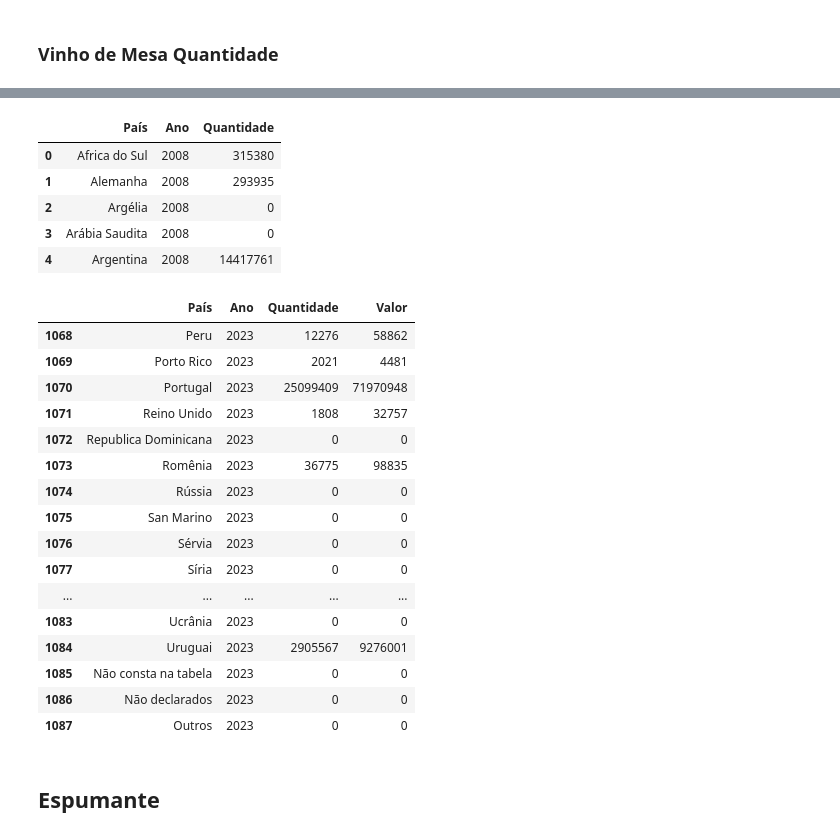
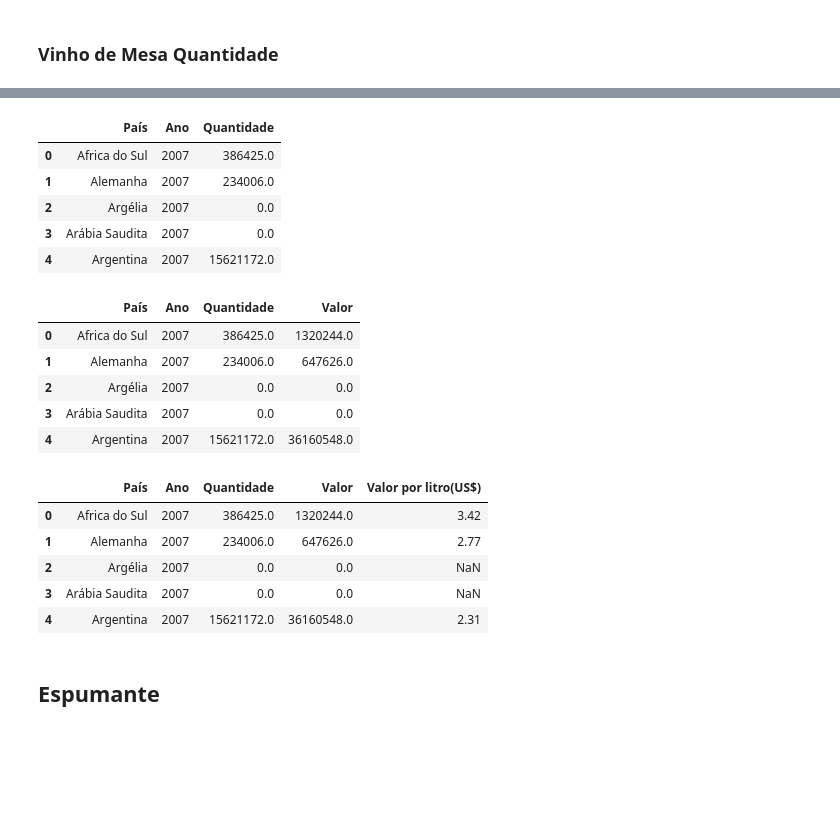
Before and after one commit to ArthurNSiqueira/tech_challenge, a Jupyter notebook: Tech_Challenge.ipynb, the cells around one changed output, grey strips where cells are left out. Drawn from its saved outputs; the diff is of its cells as text; code cells hidden in the pictures; blank space fills up the shorter version.

```diff
--- a/Tech_Challenge.ipynb
+++ b/Tech_Challenge.ipynb
@@ -6,7 +5,7 @@ import numpy as np
 # %% [markdown]
 ## Vinhos de Mesa
 # %%
-vinhos_de_mesa = pd.read_csv('/content/ImpVinhos (1).csv',sep = ';',thousands=".",decimal=",")
+vinhos_de_mesa = pd.read_csv('https://github.com/ArthurNSiqueira/tech_challenge/raw/main/ImpVinhos.csv',sep=';',encoding="UTF-8-SIG",thousands=".",decimal=",")
 vinhos_de_mesa.head()
 # %% [output]
 |  | Id | País | 1970 | 1970.1 | 1971 | 1971.1 | 1972 | 1972.1 | 1973 | 1973.1 | ... | ... |
@@ -21,8 +20,8 @@ vinhos_de_mesa.head()
 vinhos_de_mesa = vinhos_de_mesa.set_index('País')
 # %%
 # filtrando as colunas de 2008 a 2023 para as analises
-colunas_15anos = vinhos_de_mesa.columns[-32:]
-vinhos_de_mesa = vinhos_de_mesa[colunas_15anos]
+colunas_15_anos = vinhos_de_mesa.columns[-32:]
+vinhos_de_mesa = vinhos_de_mesa[colunas_15_anos]
 # %% [markdown]
 ### Valor Vinho de mesa
 # %%
@@ -95,32 +94,31 @@ vinhos_de_mesa_quantidade.columns = ['País','Ano','Quantidade']
 vinhos_de_mesa_quantidade.head()
 # %% [output]
 |  | País | Ano | Quantidade |
-| 0 | Africa do Sul | 2008 | 315380 |
-| 1 | Alemanha | 2008 | 293935 |
-| 2 | Argélia | 2008 | 0 |
-| 3 | Arábia Saudita | 2008 | 0 |
-| 4 | Argentina | 2008 | 14417761 |
+| 0 | Africa do Sul | 2007 | 386425.0 |
+| 1 | Alemanha | 2007 | 234006.0 |
+| 2 | Argélia | 2007 | 0.0 |
+| 3 | Arábia Saudita | 2007 | 0.0 |
+| 4 | Argentina | 2007 | 15621172.0 |
 # %%
 vinhos_de_mesa = pd.merge(vinhos_de_mesa_quantidade,vinhos_de_mesa_valor,on =['País','Ano'])
-vinhos_de_mesa.tail(20)
+vinhos_de_mesa.head()
 # %% [output]
 |  | País | Ano | Quantidade | Valor |
-| 1068 | Peru | 2023 | 12276 | 58862 |
-| 1069 | Porto Rico | 2023 | 2021 | 4481 |
-| 1070 | Portugal | 2023 | 25099409 | 71970948 |
-| 1071 | Reino Unido | 2023 | 1808 | 32757 |
-| 1072 | Republica Dominicana | 2023 | 0 | 0 |
-| 1073 | Romênia | 2023 | 36775 | 98835 |
-| 1074 | Rússia | 2023 | 0 | 0 |
-| 1075 | San Marino | 2023 | 0 | 0 |
-| 1076 | Sérvia | 2023 | 0 | 0 |
-| 1077 | Síria | 2023 | 0 | 0 |
-| ... | ... | ... | ... | ... |
-| 1083 | Ucrânia | 2023 | 0 | 0 |
-| 1084 | Uruguai | 2023 | 2905567 | 9276001 |
-| 1085 | Não consta na tabela | 2023 | 0 | 0 |
-| 1086 | Não declarados | 2023 | 0 | 0 |
-| 1087 | Outros | 2023 | 0 | 0 |
+| 0 | Africa do Sul | 2007 | 386425.0 | 1320244.0 |
+| 1 | Alemanha | 2007 | 234006.0 | 647626.0 |
+| 2 | Argélia | 2007 | 0.0 | 0.0 |
+| 3 | Arábia Saudita | 2007 | 0.0 | 0.0 |
+| 4 | Argentina | 2007 | 15621172.0 | 36160548.0 |
+# %%
+vinhos_de_mesa['Valor por litro(US$)'] = (vinhos_de_mesa['Valor'] / vinhos_de_mesa['Quantidade']).round(2)
+vinhos_de_mesa.head()
+# %% [output]
+|  | País | Ano | Quantidade | Valor | Valor por litro(US$) |
+| 0 | Africa do Sul | 2007 | 386425.0 | 1320244.0 | 3.42 |
+| 1 | Alemanha | 2007 | 234006.0 | 647626.0 | 2.77 |
+| 2 | Argélia | 2007 | 0.0 | 0.0 | NaN |
+| 3 | Arábia Saudita | 2007 | 0.0 | 0.0 | NaN |
+| 4 | Argentina | 2007 | 15621172.0 | 36160548.0 | 2.31 |
 # %%
 vinhos_de_mesa.to_csv('Importação Vinho de Mesa.csv')
 # %% [markdown]
```
Also changed, not shown: parts of 6 cells of this notebook.
